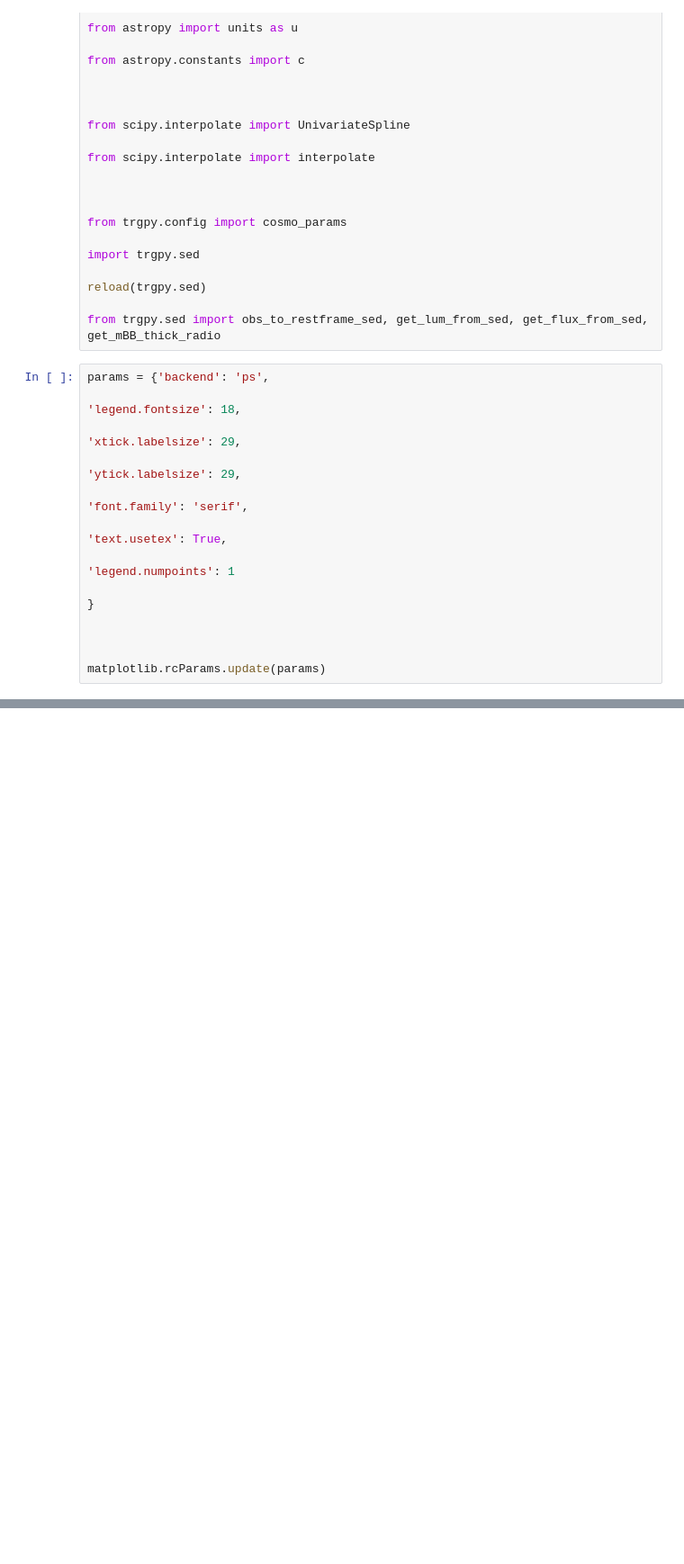
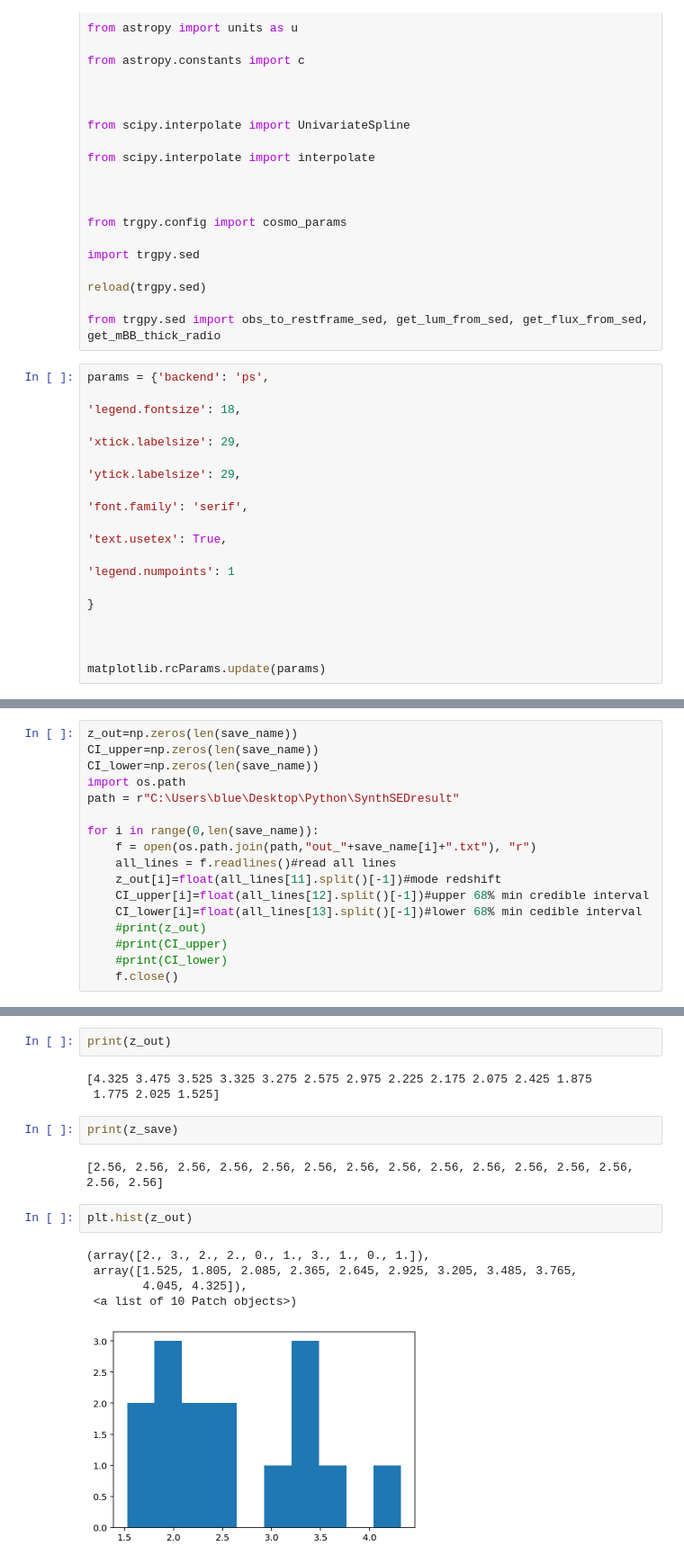
Before and after one commit to MalteBrinch/syntheticSED, a Jupyter notebook: SampleSED.ipynb, the cells around one changed output, grey strips where cells are left out. Shown at 90% size. Saved outputs shown, nothing was run; the diff lists cells and outputs as text; blank space fills up the shorter version.

```diff
--- a/SampleSED.ipynb
+++ b/SampleSED.ipynb
@@ -216,0 +192,17 @@ Text(0.5, 1.0, 'Td=30.0,Beta=1.0,SFR=350.0,z=1.0')
+# %%
+z_out=np.zeros(len(save_name))
+CI_upper=np.zeros(len(save_name))
+CI_lower=np.zeros(len(save_name))
+import os.path
+path = r"C:\Users\blue\Desktop\Python\SynthSEDresult"
+
+for i in range(0,len(save_name)):
+    f = open(os.path.join(path,"out_"+save_name[i]+".txt"), "r")
+    all_lines = f.readlines()#read all lines
+    z_out[i]=float(all_lines[11].split()[-1])#mode redshift
+    CI_upper[i]=float(all_lines[12].split()[-1])#upper 68% min credible interval
+    CI_lower[i]=float(all_lines[13].split()[-1])#lower 68% min cedible interval
+    #print(z_out)
+    #print(CI_upper)
+    #print(CI_lower)
+    f.close()
@@ -327,0 +292,17 @@ plt.show()
+# %%
+print(z_out)
+# %% [output]
+[4.325 3.475 3.525 3.325 3.275 2.575 2.975 2.225 2.175 2.075 2.425 1.875
+ 1.775 2.025 1.525]
+# %%
+print(z_save)
+# %% [output]
+[2.56, 2.56, 2.56, 2.56, 2.56, 2.56, 2.56, 2.56, 2.56, 2.56, 2.56, 2.56, 2.56, 2.56, 2.56]
+# %%
+plt.hist(z_out)
+# %% [output]
+(array([2., 3., 2., 2., 0., 1., 3., 1., 0., 1.]),
+ array([1.525, 1.805, 2.085, 2.365, 2.645, 2.925, 3.205, 3.485, 3.765,
+        4.045, 4.325]),
+ <a list of 10 Patch objects>)
+[figure, added]
```
Also changed, not shown: parts of 15 cells of this notebook.
